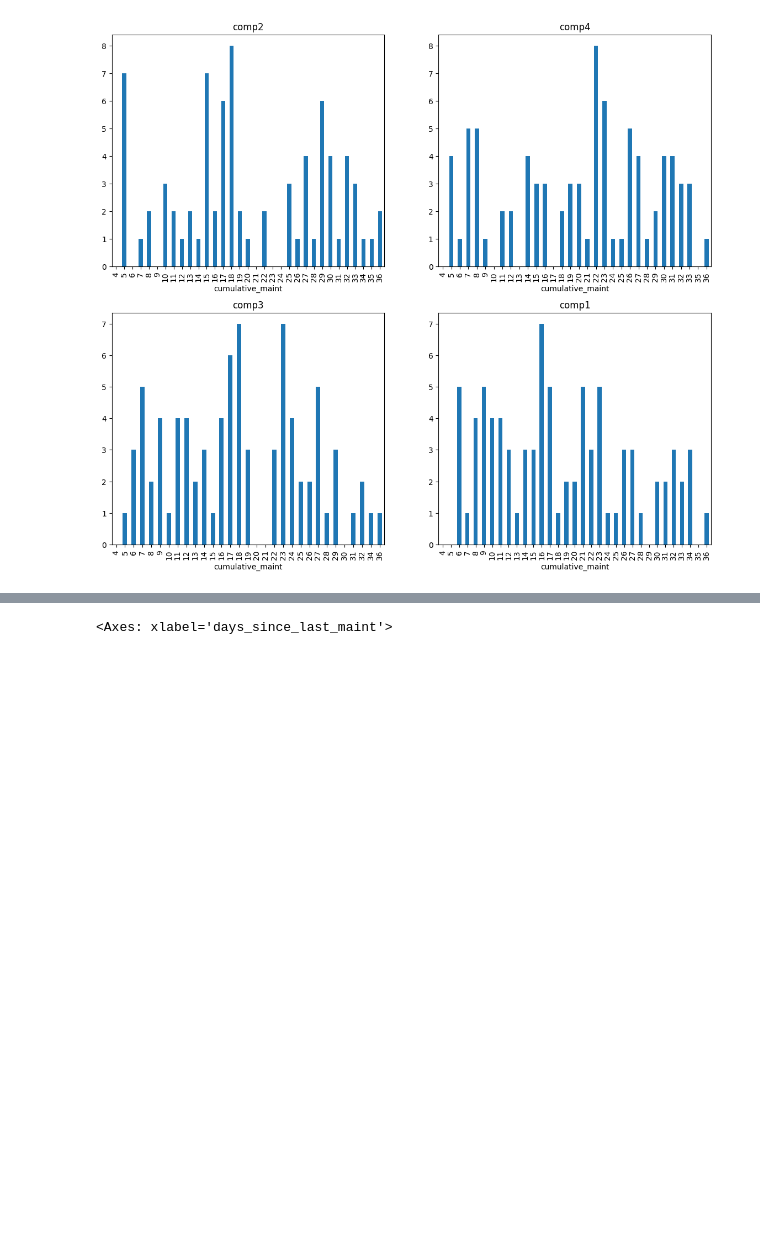
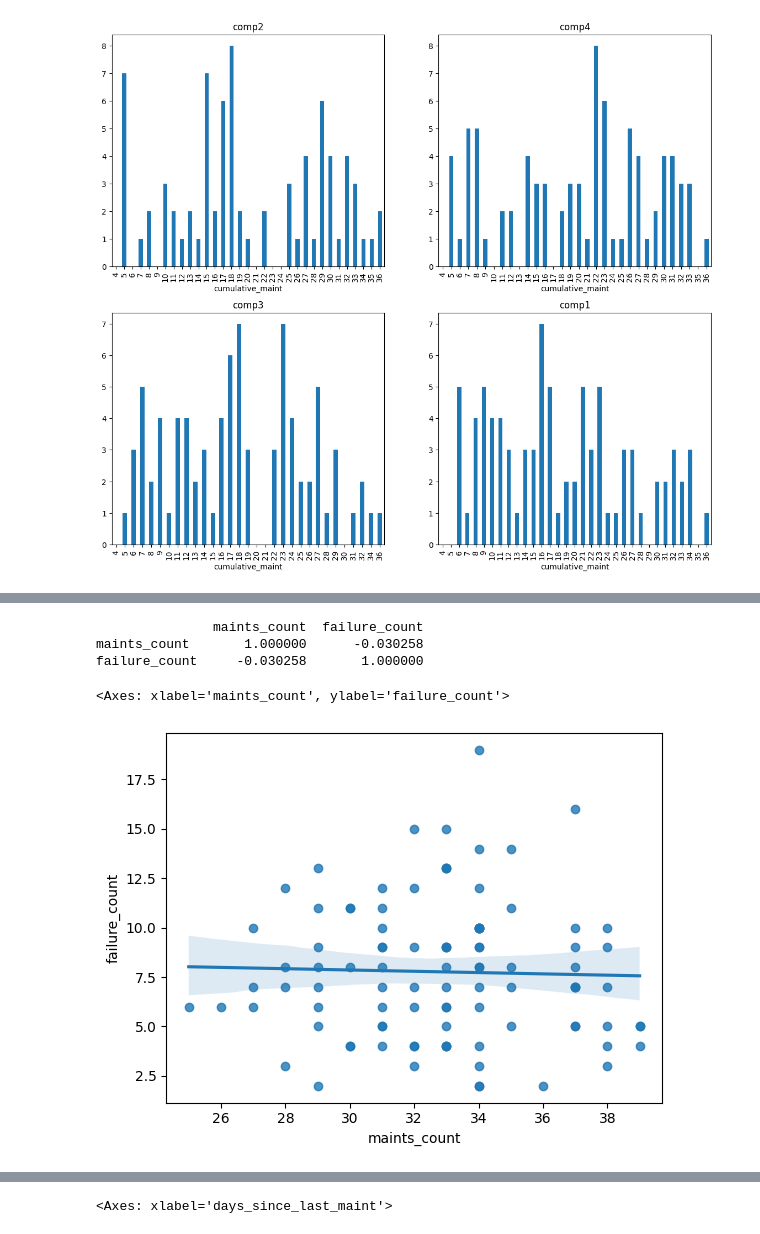
Before and after one commit to andreslomeliv/predictive_maintenance, a Jupyter notebook: predictive_maintenance_test.ipynb, the cells around one changed output, grey strips where cells are left out. Saved outputs shown, nothing was run; the diff lists cells and outputs as text; code cells hidden in the pictures; blank space fills up the shorter version.

```diff
--- a/predictive_maintenance_test.ipynb
+++ b/predictive_maintenance_test.ipynb
@@ -344,0 +361,13 @@ for i, f in enumerate(fm_df.comp.unique()):
+# %%
+gpd_maints = maint.groupby('machineID').comp.count()
+gpd_failures = failures.groupby('machineID').failure.count()
+gpd_data = pd.concat([gpd_maints, gpd_failures], axis=1)
+gpd_data.columns = ['maints_count', 'failure_count']
+print(gpd_data.corr())
+sns.regplot(x='maints_count', y='failure_count', data=gpd_data)
+# %% [output]
+               maints_count  failure_count
+maints_count       1.000000      -0.030258
+failure_count     -0.030258       1.000000
+<Axes: xlabel='maints_count', ylabel='failure_count'>
+[figure, added]
```
Also changed, not shown: parts of 80 cells of this notebook, 1 other file.
